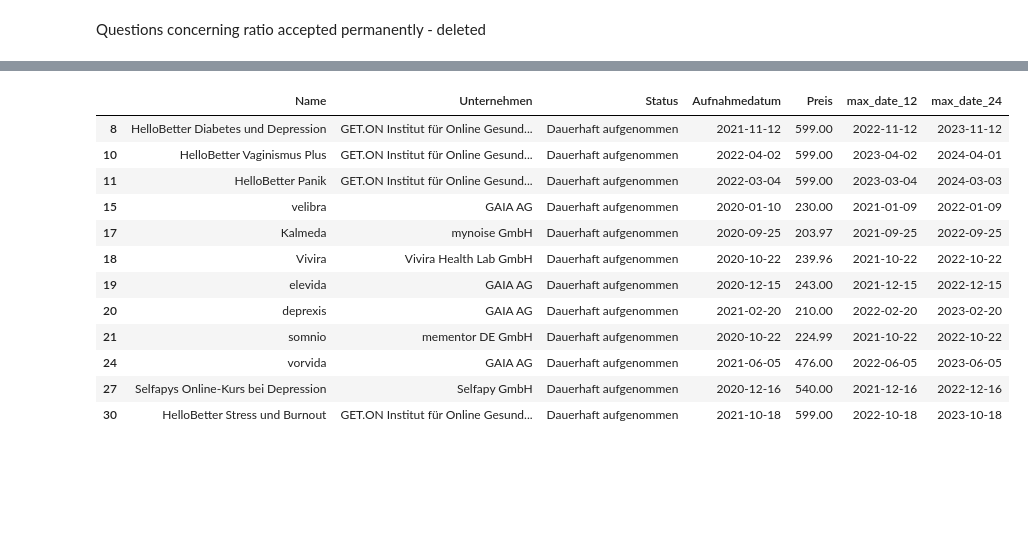
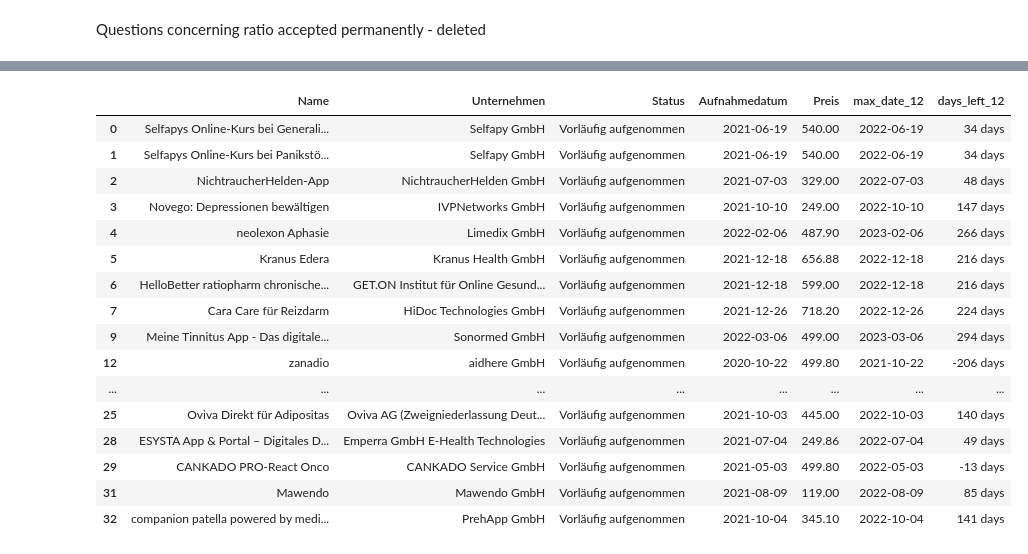
Before and after one commit to DrDataPsych/bfarmWebScrap, a Jupyter notebook: DIGA_Script.ipynb, the cells around one changed output, grey strips where cells are left out. Saved outputs shown, nothing was run; the diff lists cells and outputs as text; code cells hidden in the pictures; blank space fills up the shorter version.

```diff
--- a/DIGA_Script.ipynb
+++ b/DIGA_Script.ipynb
@@ -236,7 +234,2 @@ last_diga
 # %% [markdown]
 Add a Column with days left in trial period
-# %%
-from datetime import timedelta
-df["max_date_12"] = df["Aufnahmedatum"] + timedelta(days=365)
-df["max_date_24"] = df["Aufnahmedatum"] + timedelta(days=365*2)
-df.head()
@@ -251,0 +251,4 @@ Questions concerning ratio accepted permanently - deleted
+# %%
+from datetime import date
+df["days_left_12"] = df["max_date_12"] - pd.Timestamp.now().normalize()
+df
@@ -252,18 +273,21 @@ Questions concerning ratio accepted permanently - deleted
 # %%
-status_permanent = df[df.Status == "Dauerhaft aufgenommen"]
-len(status_permanent)
-status_permanent
+status_tempo = df[df.Status == "Vorläufig aufgenommen"]
+status_tempo
 # %% [output]
-|  | Name | Unternehmen | Status | Aufnahmedatum | Preis | max_date_12 | max_date_24 |
-| 8 | HelloBetter Diabetes und Depression | GET.ON Institut für Online Gesund... | Dauerhaft aufgenommen | 2021-11-12 | 599.00 | 2022-11-12 | 2023-11-12 |
-| 10 | HelloBetter Vaginismus Plus | GET.ON Institut für Online Gesund... | Dauerhaft aufgenommen | 2022-04-02 | 599.00 | 2023-04-02 | 2024-04-01 |
-| 11 | HelloBetter Panik | GET.ON Institut für Online Gesund... | Dauerhaft aufgenommen | 2022-03-04 | 599.00 | 2023-03-04 | 2024-03-03 |
-| 15 | velibra | GAIA AG | Dauerhaft aufgenommen | 2020-01-10 | 230.00 | 2021-01-09 | 2022-01-09 |
-| 17 | Kalmeda | mynoise GmbH | Dauerhaft aufgenommen | 2020-09-25 | 203.97 | 2021-09-25 | 2022-09-25 |
-| 18 | Vivira | Vivira Health Lab GmbH | Dauerhaft aufgenommen | 2020-10-22 | 239.96 | 2021-10-22 | 2022-10-22 |
-| 19 | elevida | GAIA AG | Dauerhaft aufgenommen | 2020-12-15 | 243.00 | 2021-12-15 | 2022-12-15 |
-| 20 | deprexis | GAIA AG | Dauerhaft aufgenommen | 2021-02-20 | 210.00 | 2022-02-20 | 2023-02-20 |
-| 21 | somnio | mementor DE GmbH | Dauerhaft aufgenommen | 2020-10-22 | 224.99 | 2021-10-22 | 2022-10-22 |
-| 24 | vorvida | GAIA AG | Dauerhaft aufgenommen | 2021-06-05 | 476.00 | 2022-06-05 | 2023-06-05 |
-| 27 | Selfapys Online-Kurs bei Depression | Selfapy GmbH | Dauerhaft aufgenommen | 2020-12-16 | 540.00 | 2021-12-16 | 2022-12-16 |
-| 30 | HelloBetter Stress und Burnout | GET.ON Institut für Online Gesund... | Dauerhaft aufgenommen | 2021-10-18 | 599.00 | 2022-10-18 | 2023-10-18 |
+|  | Name | Unternehmen | Status | Aufnahmedatum | Preis | max_date_12 | days_left_12 |
+| 0 | Selfapys Online-Kurs bei Generali... | Selfapy GmbH | Vorläufig aufgenommen | 2021-06-19 | 540.00 | 2022-06-19 | 34 days |
+| 1 | Selfapys Online-Kurs bei Panikstö... | Selfapy GmbH | Vorläufig aufgenommen | 2021-06-19 | 540.00 | 2022-06-19 | 34 days |
+| 2 | NichtraucherHelden-App | NichtraucherHelden GmbH | Vorläufig aufgenommen | 2021-07-03 | 329.00 | 2022-07-03 | 48 days |
+| 3 | Novego: Depressionen bewältigen | IVPNetworks GmbH | Vorläufig aufgenommen | 2021-10-10 | 249.00 | 2022-10-10 | 147 days |
+| 4 | neolexon Aphasie | Limedix GmbH | Vorläufig aufgenommen | 2022-02-06 | 487.90 | 2023-02-06 | 266 days |
+| 5 | Kranus Edera | Kranus Health GmbH | Vorläufig aufgenommen | 2021-12-18 | 656.88 | 2022-12-18 | 216 days |
+| 6 | HelloBetter ratiopharm chronische... | GET.ON Institut für Online Gesund... | Vorläufig aufgenommen | 2021-12-18 | 599.00 | 2022-12-18 | 216 days |
+| 7 | Cara Care für Reizdarm | HiDoc Technologies GmbH | Vorläufig aufgenommen | 2021-12-26 | 718.20 | 2022-12-26 | 224 days |
+| 9 | Meine Tinnitus App - Das digitale... | Sonormed GmbH | Vorläufig aufgenommen | 2022-03-06 | 499.00 | 2023-03-06 | 294 days |
+| 12 | zanadio | aidhere GmbH | Vorläufig aufgenommen | 2020-10-22 | 499.80 | 2021-10-22 | -206 days |
+| ... | ... | ... | ... | ... | ... | ... | ... |
+| 25 | Oviva Direkt für Adipositas | Oviva AG (Zweigniederlassung Deut... | Vorläufig aufgenommen | 2021-10-03 | 445.00 | 2022-10-03 | 140 days |
+| 28 | ESYSTA App & Portal – Digitales D... | Emperra GmbH E-Health Technologies | Vorläufig aufgenommen | 2021-07-04 | 249.86 | 2022-07-04 | 49 days |
+| 29 | CANKADO PRO-React Onco | CANKADO Service GmbH | Vorläufig aufgenommen | 2021-05-03 | 499.80 | 2022-05-03 | -13 days |
+| 31 | Mawendo | Mawendo GmbH | Vorläufig aufgenommen | 2021-08-09 | 119.00 | 2022-08-09 | 85 days |
+| 32 | companion patella powered by medi... | PrehApp GmbH | Vorläufig aufgenommen | 2021-10-04 | 345.10 | 2022-10-04 | 141 days |
```
Also changed, not shown: parts of 11 cells of this notebook, 2 other files.
